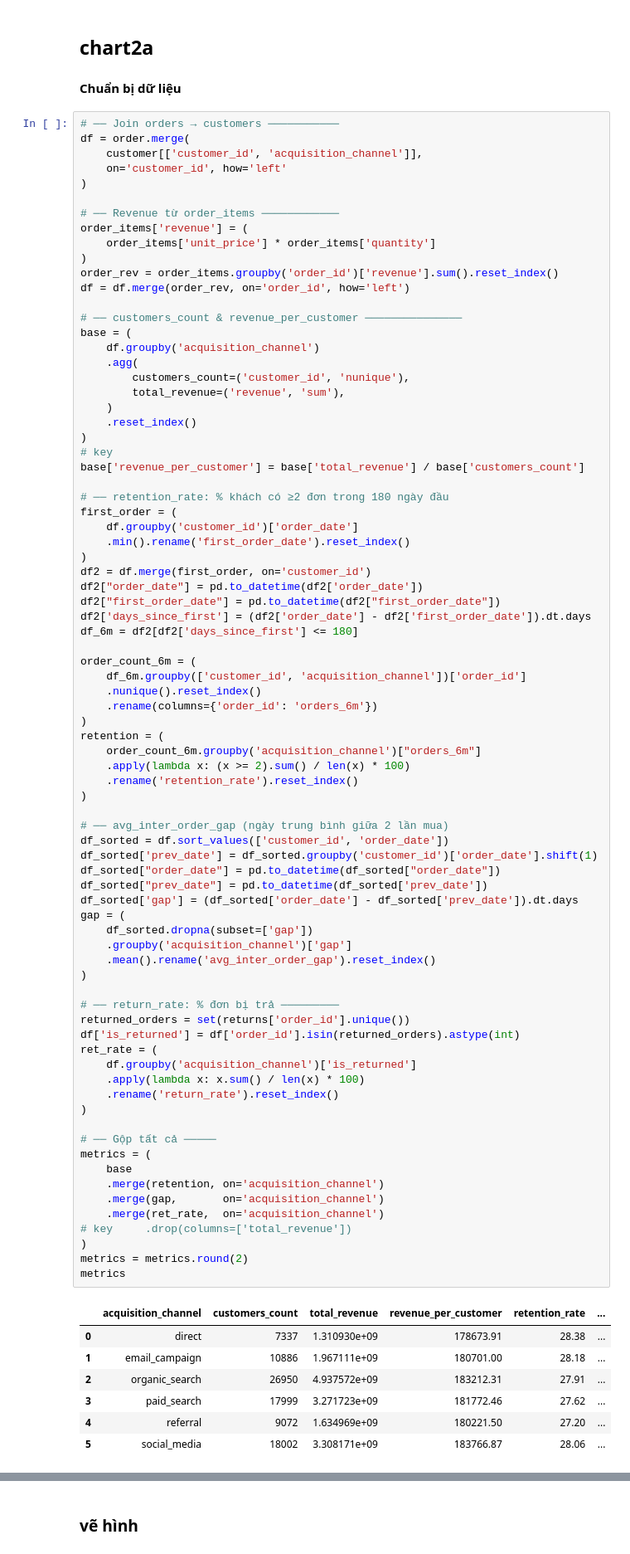
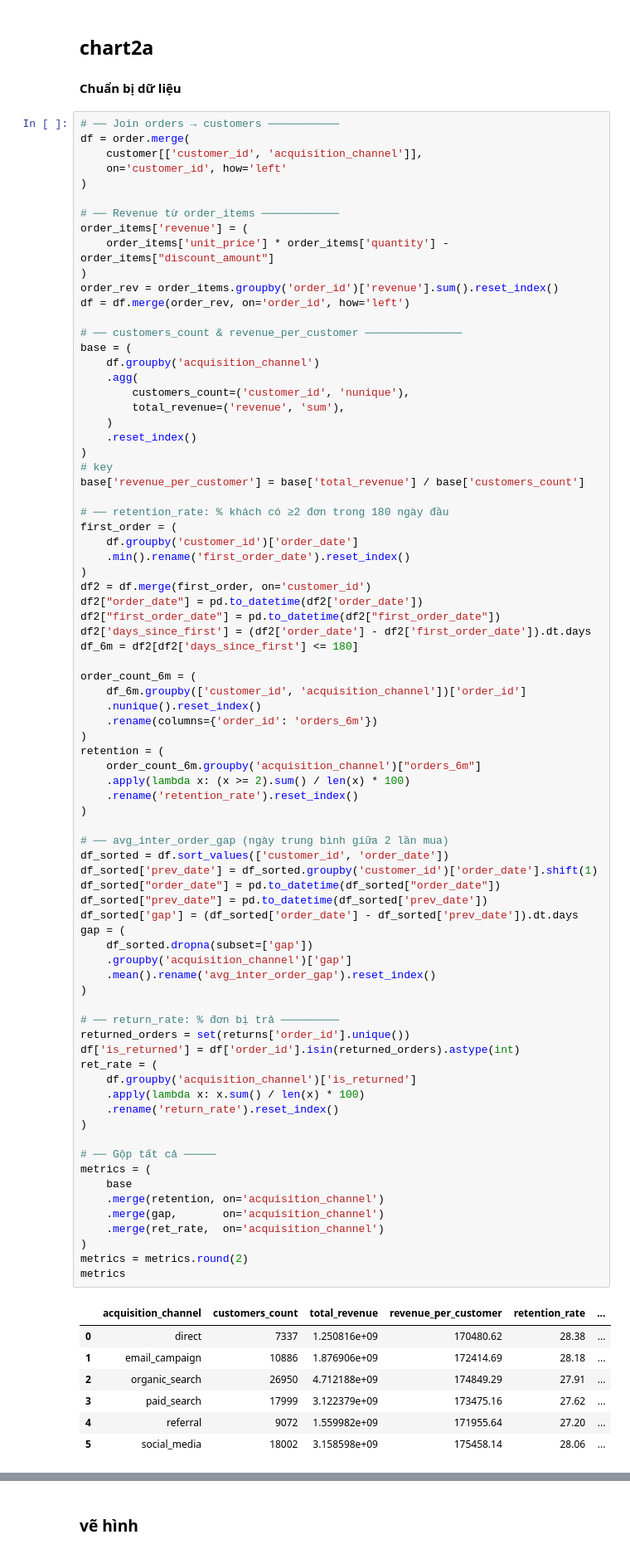
Before and after one commit to MinhCYB/BountyHunter, a Jupyter notebook: notebooks/Story2.ipynb, the cells around one changed output, grey strips where cells are left out. Shown at 83% size. Drawn from its saved outputs; the diff is of its cells as text.

```diff
--- a/notebooks/Story2.ipynb
+++ b/notebooks/Story2.ipynb
@@ -34,7 +35,7 @@ df = order.merge(
 
 # ── Revenue từ order_items ────────────
 order_items['revenue'] = (
-    order_items['unit_price'] * order_items['quantity']
+    order_items['unit_price'] * order_items['quantity'] - order_items["discount_amount"]
 )
 order_rev = order_items.groupby('order_id')['revenue'].sum().reset_index()
 df = df.merge(order_rev, on='order_id', how='left')
@@ -78,37 +79,36 @@ df_sorted = df.sort_values(['customer_id', 'order_date'])
 df_sorted['prev_date'] = df_sorted.groupby('customer_id')['order_date'].shift(1)
 df_sorted["order_date"] = pd.to_datetime(df_sorted["order_date"])
 df_sorted["prev_date"] = pd.to_datetime(df_sorted['prev_date'])
 df_sorted['gap'] = (df_sorted['order_date'] - df_sorted['prev_date']).dt.days
 gap = (
     df_sorted.dropna(subset=['gap'])
     .groupby('acquisition_channel')['gap']
     .mean().rename('avg_inter_order_gap').reset_index()
 )
 
 # ── return_rate: % đơn bị trả ─────────
 returned_orders = set(returns['order_id'].unique())
 df['is_returned'] = df['order_id'].isin(returned_orders).astype(int)
 ret_rate = (
     df.groupby('acquisition_channel')['is_returned']
     .apply(lambda x: x.sum() / len(x) * 100)
     .rename('return_rate').reset_index()
 )
 
 # ── Gộp tất cả ─────
 metrics = (
     base
     .merge(retention, on='acquisition_channel')
     .merge(gap,       on='acquisition_channel')
     .merge(ret_rate,  on='acquisition_channel')
-# key     .drop(columns=['total_revenue'])
 )
 metrics = metrics.round(2)
 metrics
 # %% [output]
 |  | acquisition_channel | customers_count | total_revenue | revenue_per_customer | retention_rate | ... |
-| 0 | direct | 7337 | 1.310930e+09 | 178673.91 | 28.38 | ... |
-| 1 | email_campaign | 10886 | 1.967111e+09 | 180701.00 | 28.18 | ... |
-| 2 | organic_search | 26950 | 4.937572e+09 | 183212.31 | 27.91 | ... |
-| 3 | paid_search | 17999 | 3.271723e+09 | 181772.46 | 27.62 | ... |
-| 4 | referral | 9072 | 1.634969e+09 | 180221.50 | 27.20 | ... |
-| 5 | social_media | 18002 | 3.308171e+09 | 183766.87 | 28.06 | ... |
+| 0 | direct | 7337 | 1.250816e+09 | 170480.62 | 28.38 | ... |
+| 1 | email_campaign | 10886 | 1.876906e+09 | 172414.69 | 28.18 | ... |
+| 2 | organic_search | 26950 | 4.712188e+09 | 174849.29 | 27.91 | ... |
+| 3 | paid_search | 17999 | 3.122379e+09 | 173475.16 | 27.62 | ... |
+| 4 | referral | 9072 | 1.559982e+09 | 171955.64 | 27.20 | ... |
+| 5 | social_media | 18002 | 3.158598e+09 | 175458.14 | 28.06 | ... |
```
Also changed, not shown: parts of 15 cells of this notebook, 5 other files.
